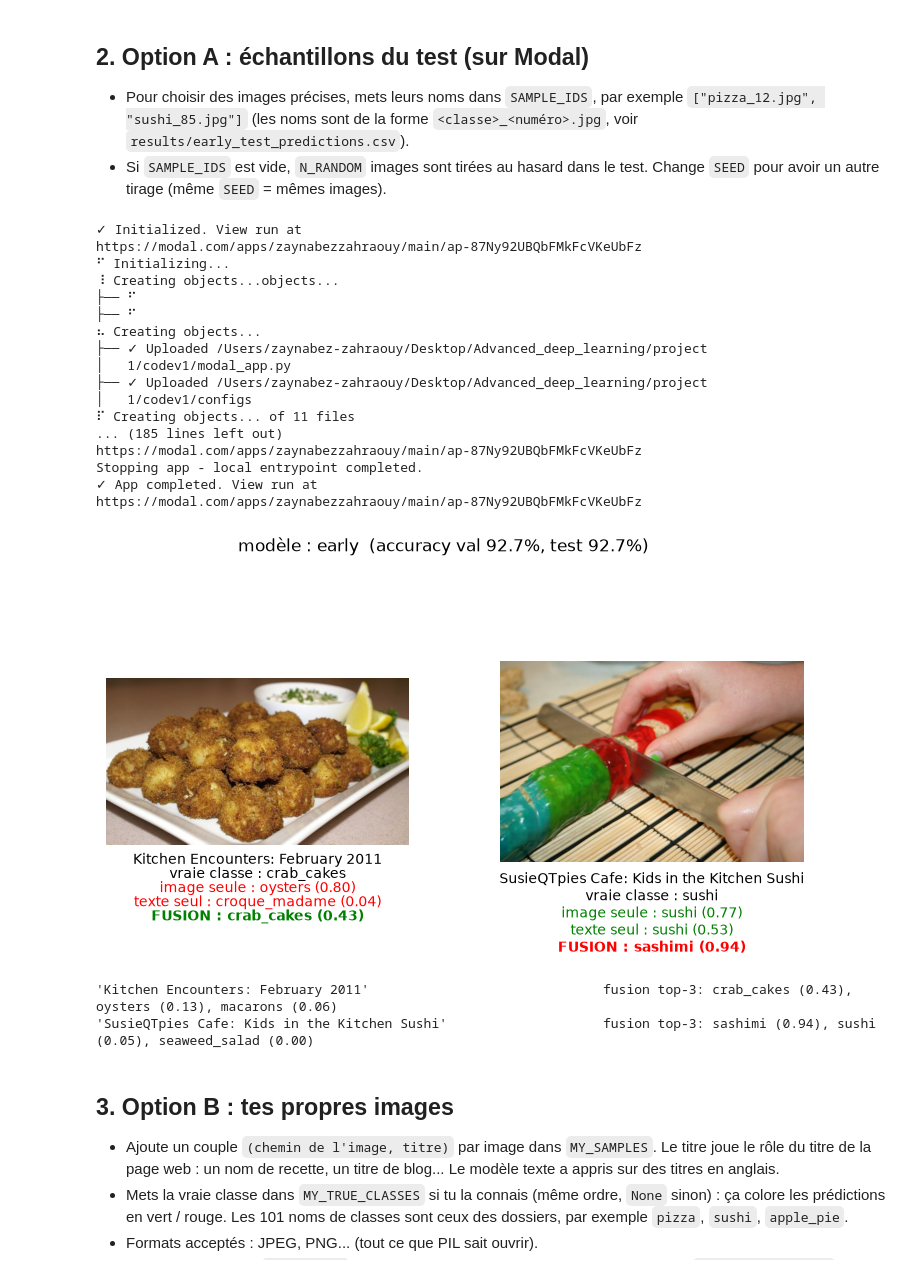
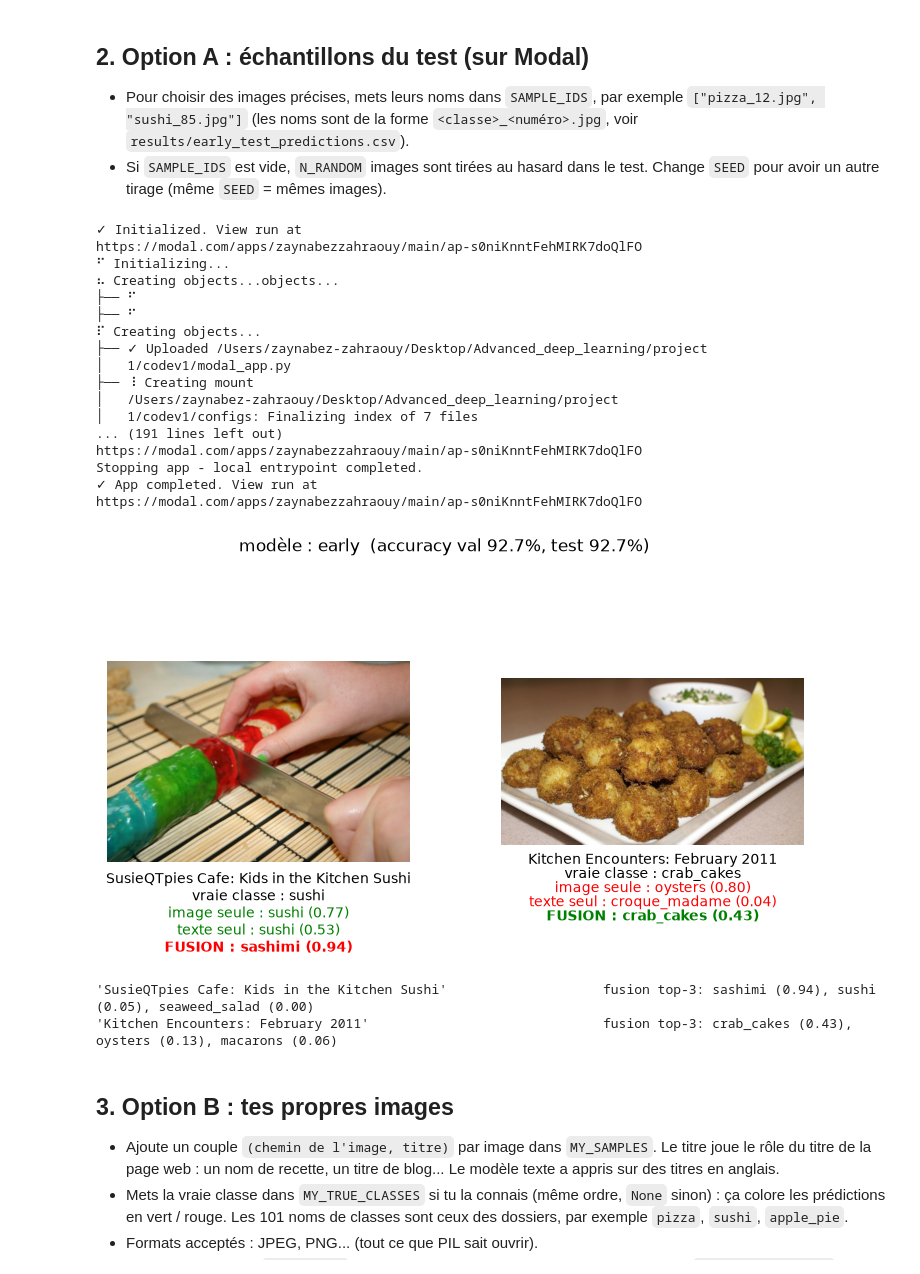
Before and after one commit to zaynabez0/food101, a Jupyter notebook: notebooks/inference.ipynb, the cells around one changed output. Cells and saved outputs as stored; diff of their text form; code cells hidden in the pictures.

```diff
--- a/notebooks/inference.ipynb
+++ b/notebooks/inference.ipynb
@@ -76,36 +76,36 @@ def show(images: list[bytes], result: dict, true_classes: list[str | None]) -> N
 - Si `SAMPLE_IDS` est vide, `N_RANDOM` images sont tirées au hasard dans le test. Change `SEED` pour
   avoir un autre tirage (même `SEED` = mêmes images).
 # %%
-SAMPLE_IDS = ["crab_cakes_391.jpg", "sushi_85.jpg"]          # e.g. ["crab_cakes_391.jpg", "sushi_85.jpg"]; empty = random draw
+SAMPLE_IDS = ["sushi_85.jpg", "crab_cakes_391.jpg"]          # e.g. ["crab_cakes_391.jpg", "sushi_85.jpg"]; empty = random draw
 N_RANDOM = 4
 SEED = 0
 
 with modal.enable_output(), app.run():
     result = predict_test_samples.remote(SAMPLE_IDS, N_RANDOM, SEED, TOP_K, MODEL)
 
 samples = result["samples"]
 show([s["image"] for s in samples], result, [s["true"] for s in samples])
 # %% [output]
 ✓ Initialized. View run at
-https://modal.com/apps/zaynabezzahraouy/main/ap-87Ny92UBQbFMkFcVKeUbFz
+https://modal.com/apps/zaynabezzahraouy/main/ap-s0niKnntFehMIRK7doQlFO
 ⠋ Initializing...
-⠸ Creating objects...objects...
+⠦ Creating objects...objects...
 ├── ⠋
 ├── ⠋
-⠦ Creating objects...
+⠏ Creating objects...
 ├── ✓ Uploaded /Users/zaynabez-zahraouy/Desktop/Advanced_deep_learning/project
 │   1/codev1/modal_app.py
-├── ✓ Uploaded /Users/zaynabez-zahraouy/Desktop/Advanced_deep_learning/project
-│   1/codev1/configs
-⠏ Creating objects... of 11 files
-... (185 lines left out)
-https://modal.com/apps/zaynabezzahraouy/main/ap-87Ny92UBQbFMkFcVKeUbFz
+├── ⠸ Creating mount
+│   /Users/zaynabez-zahraouy/Desktop/Advanced_deep_learning/project
+│   1/codev1/configs: Finalizing index of 7 files
+... (191 lines left out)
+https://modal.com/apps/zaynabezzahraouy/main/ap-s0niKnntFehMIRK7doQlFO
 Stopping app - local entrypoint completed.
 ✓ App completed. View run at
-https://modal.com/apps/zaynabezzahraouy/main/ap-87Ny92UBQbFMkFcVKeUbFz
+https://modal.com/apps/zaynabezzahraouy/main/ap-s0niKnntFehMIRK7doQlFO
-[figure, old version]
+[figure, new version]
+'SusieQTpies Cafe: Kids in the Kitchen Sushi'                    fusion top-3: sashimi (0.94), sushi (0.05), seaweed_salad (0.00)
 'Kitchen Encounters: February 2011'                              fusion top-3: crab_cakes (0.43), oysters (0.13), macarons (0.06)
-'SusieQTpies Cafe: Kids in the Kitchen Sushi'                    fusion top-3: sashimi (0.94), sushi (0.05), seaweed_salad (0.00)
 # %% [markdown]
 ## 3. Option B : tes propres images
 
```
Also changed, not shown: parts of 1 cell of this notebook, 1 other file.
